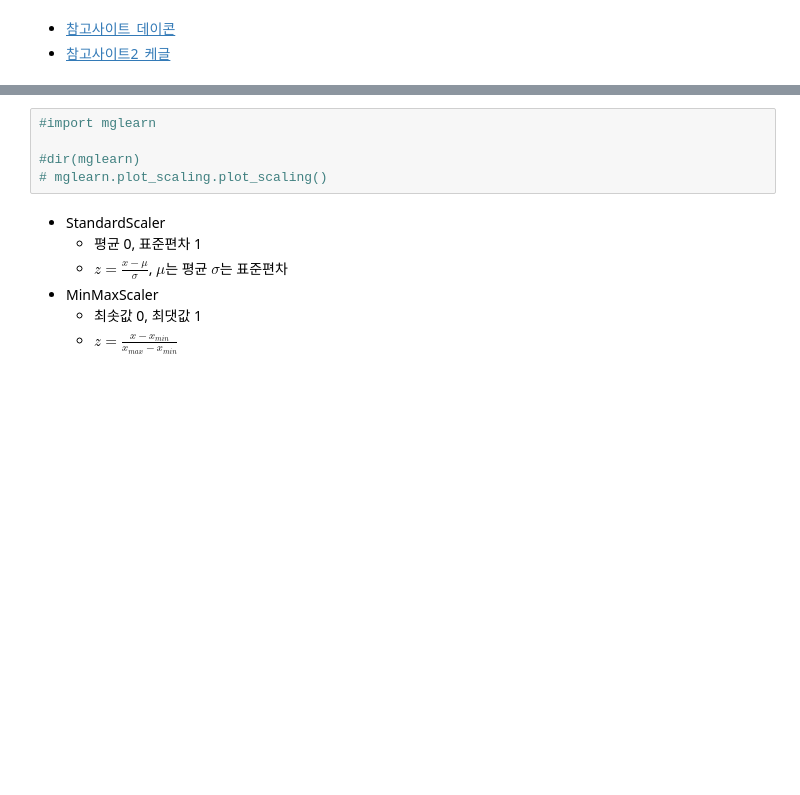
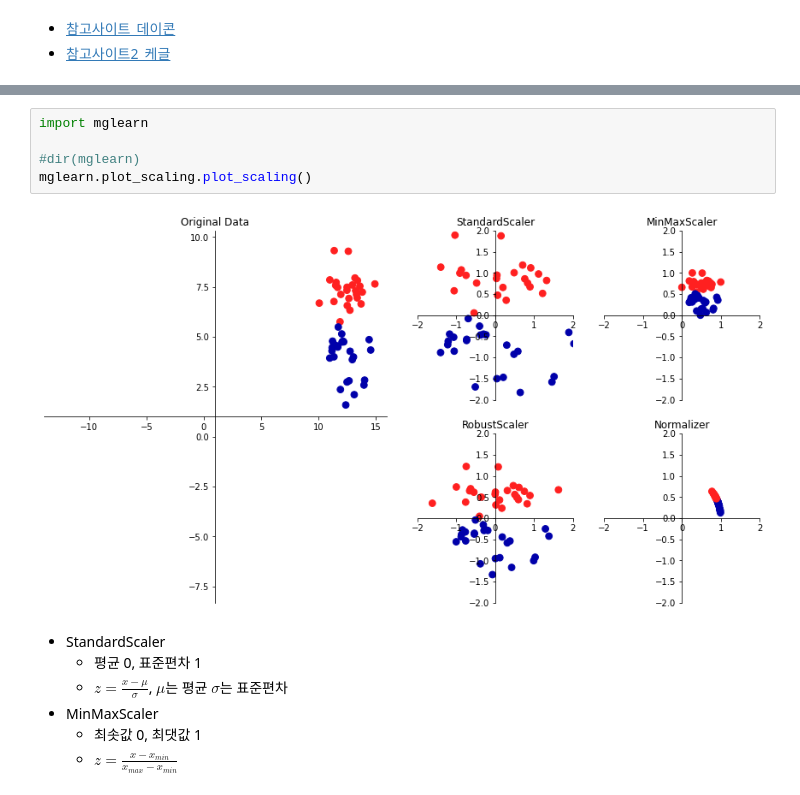
Before and after one commit to Ararine/pythondemo, a Jupyter notebook: python_29_기계학습_데이터_분리_Scaling.ipynb, the cells around one changed output, grey strips where cells are left out. Drawn from its saved outputs; the diff is of its cells as text; blank space fills up the shorter version.

```diff
--- a/python_29_기계학습_데이터_분리_Scaling.ipynb
+++ b/python_29_기계학습_데이터_분리_Scaling.ipynb
@@ -400,8 +415,10 @@ Requirement already satisfied: scipy>=1.1.0 in /usr/local/lib/python3.8/dist-pac
 # %%
-#import mglearn
+import mglearn
 
 #dir(mglearn)
-# mglearn.plot_scaling.plot_scaling()
+mglearn.plot_scaling.plot_scaling()
+# %% [output]
+[figure, added]
 # %% [markdown]
 - StandardScaler
     - 평균 0, 표준편차 1
```
Also changed, not shown: parts of 2 cells of this notebook.
